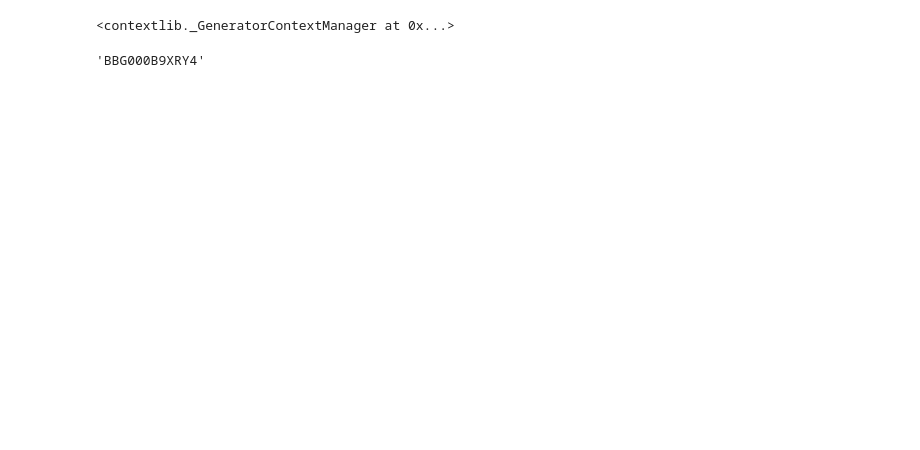
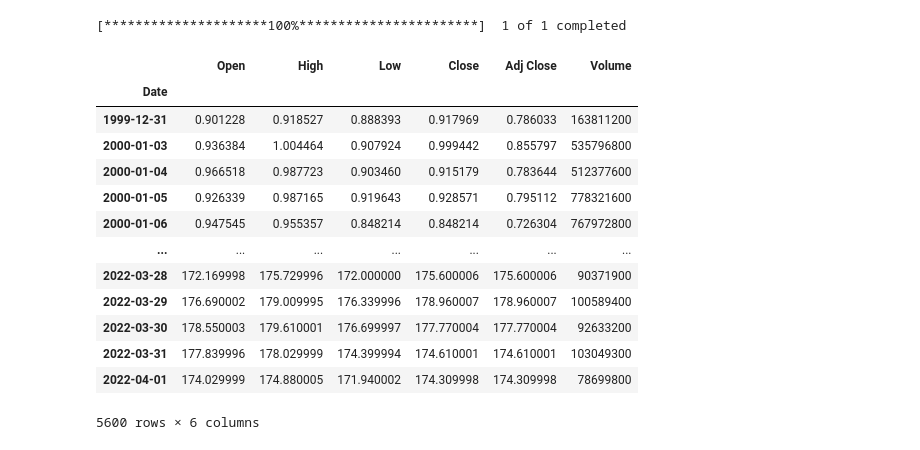
Before and after one commit to BabylenMagnus/StrategyReview, a Jupyter notebook: droch.ipynb, the cells around one changed output. Saved outputs shown, nothing was run; the diff lists cells and outputs as text; code cells hidden in the pictures; blank space fills up the shorter version.

```diff
--- a/droch.ipynb
+++ b/droch.ipynb
@@ -1,12 +1 @@
-# %%
-from tinkoff.invest import Client
-from tinkoff.invest.token import TOKEN
-
-from datetime import datetime, timedelta
-
-
-client = Client(TOKEN)
-client
-# %% [output]
-<contextlib._GeneratorContextManager at 0x...>
 # %%
@@ -14,4 +3,19 @@ from utils import figi_from_ticker
-# %%
-figi_from_ticker("aapl")
-# %% [output]
-'BBG000B9XRY4'
+# %%
+data = get_shares('aapl')
+data
+# %% [output]
+[*********************100%***********************]  1 of 1 completed
+|  | Open | High | Low | Close | Adj Close | Volume |
+| Date |  |  |  |  |  |  |
+| 1999-12-31 | 0.901228 | 0.918527 | 0.888393 | 0.917969 | 0.786033 | 163811200 |
+| 2000-01-03 | 0.936384 | 1.004464 | 0.907924 | 0.999442 | 0.855797 | 535796800 |
+| 2000-01-04 | 0.966518 | 0.987723 | 0.903460 | 0.915179 | 0.783644 | 512377600 |
+| 2000-01-05 | 0.926339 | 0.987165 | 0.919643 | 0.928571 | 0.795112 | 778321600 |
+| 2000-01-06 | 0.947545 | 0.955357 | 0.848214 | 0.848214 | 0.726304 | 767972800 |
+| ... | ... | ... | ... | ... | ... | ... |
+| 2022-03-28 | 172.169998 | 175.729996 | 172.000000 | 175.600006 | 175.600006 | 90371900 |
+| 2022-03-29 | 176.690002 | 179.009995 | 176.339996 | 178.960007 | 178.960007 | 100589400 |
+| 2022-03-30 | 178.550003 | 179.610001 | 176.699997 | 177.770004 | 177.770004 | 92633200 |
+| 2022-03-31 | 177.839996 | 178.029999 | 174.399994 | 174.610001 | 174.610001 | 103049300 |
+| 2022-04-01 | 174.029999 | 174.880005 | 171.940002 | 174.309998 | 174.309998 | 78699800 |
+5600 rows × 6 columns
```
Also changed, not shown: parts of 15 cells of this notebook, 6 other files.
